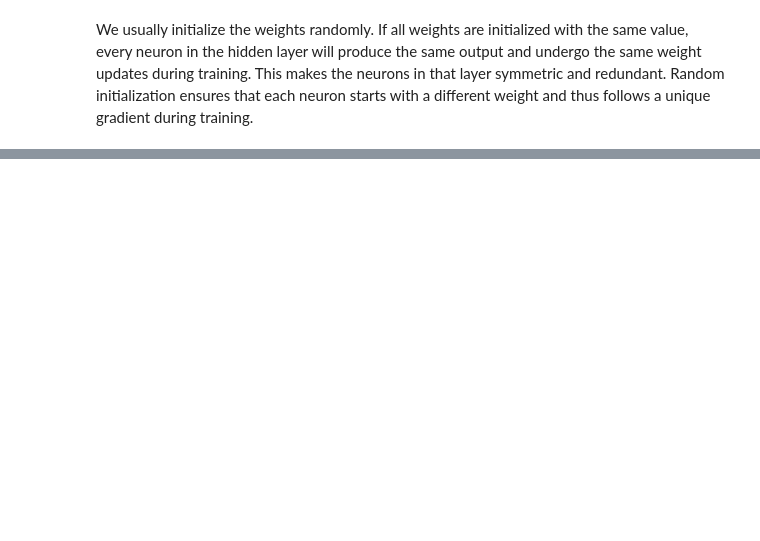
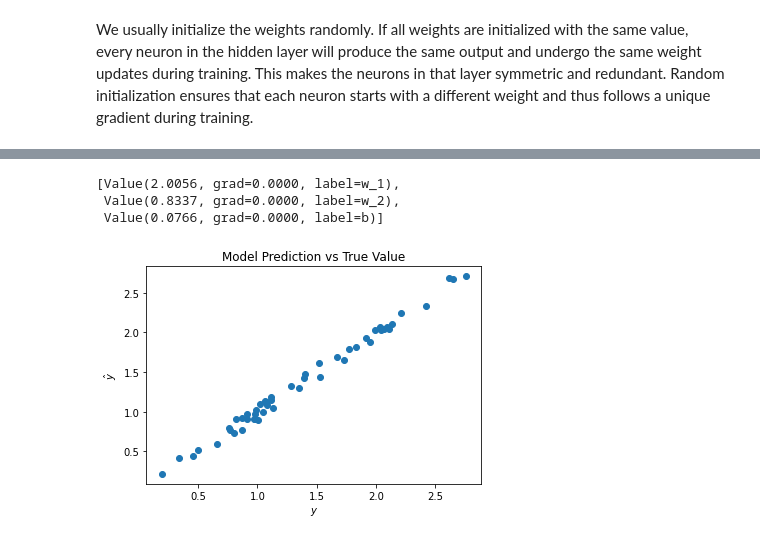
Before and after one commit to hakonmh/DL-architectures-from-scratch, a Jupyter notebook: notebooks/2. dnn.ipynb, the cells around one changed output, grey strips where cells are left out. Cells and saved outputs as stored; diff of their text form; code cells hidden in the pictures; blank space fills up the shorter version.

Commit message:
Finish section on single neuron

```diff
--- a/notebooks/2. dnn.ipynb
+++ b/notebooks/2. dnn.ipynb
@@ -101,0 +202,11 @@ class Neuron:
+# %%
+def update_weights(neuron, learning_rate=0.01):
+    for parameter in neuron.parameters():
+        parameter.data -= parameter.grad * learning_rate
+    neuron.zero_grad()  # Reset the gradients to zero
+    return neuron
+# %%
+# Weights before and after update
+print(linear_model.w, linear_model.b)
+linear_model = update_weights(linear_model, learning_rate=0.01)
+print(linear_model.w, linear_model.b)
@@ -101,0 +218,4 @@ class Neuron:
+# %%
+output = linear_model(x[0])
+loss = mse(y[0], output)
+loss  # old value = 7.6430
@@ -101,0 +235,15 @@ class Neuron:
+# %%
+def train_model(model, num_iterations, learning_rate):
+    # Trains the model with gradient descent
+    for i in range(num_iterations):
+        # Forward Pass
+        ouputs = (model(xi) for xi in x)
+        loss = mse(y, ouputs)
+        # Backward Pass
+        loss.backward()
+        # Update
+        update_weights(model, learning_rate=learning_rate)
+        print(f'{i}: {loss.data:.4f}')
+
+linear_model = Neuron(num_inputs=2, activation='linear')  # reset the weights
+train_model(linear_model, num_iterations=100, learning_rate=0.5)
@@ -101,0 +268,17 @@ class Neuron:
+# %%
+linear_model.parameters()
+# %% [output]
+[Value(2.0056, grad=0.0000, label=w_1),
+ Value(0.8337, grad=0.0000, label=w_2),
+ Value(0.0766, grad=0.0000, label=b)]
+# %%
+y_pred = [linear_model(xi).data for xi in x]
+
+# plot scatter of y vs y_pred
+plt.scatter(y, y_pred)
+plt.xlabel('$y$')
+plt.ylabel('$\hat{y}$')
+plt.title('Model Prediction vs True Value')
+plt.show()
+# %% [output]
+[figure, added]
```
Also changed, not shown: parts of 25 cells of this notebook, 4 other files.
